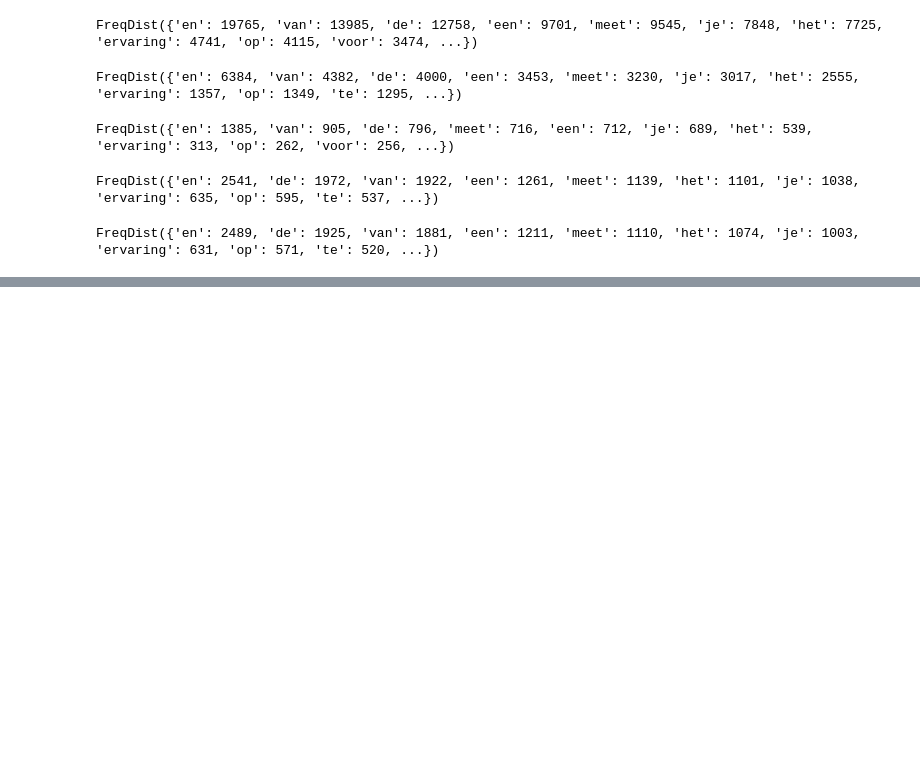
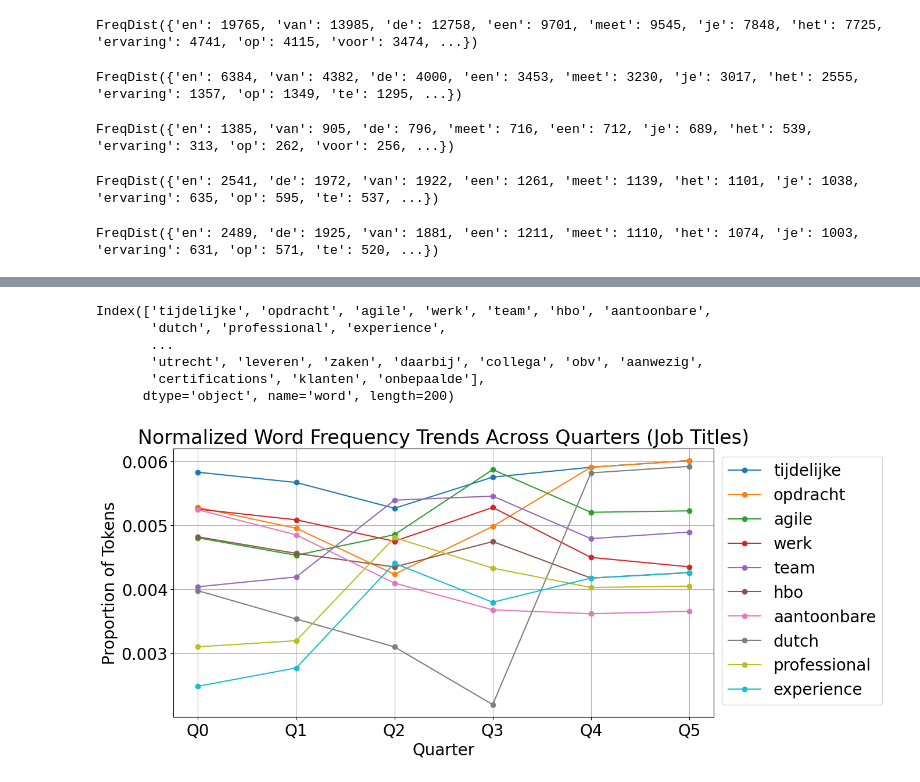
Before and after one commit to EmmaLBF/Hack4Her2025, a Jupyter notebook: labelled.ipynb, the cells around one changed output, grey strips where cells are left out. Saved outputs shown, nothing was run; the diff lists cells and outputs as text; code cells hidden in the pictures; blank space fills up the shorter version.

```diff
--- a/labelled.ipynb
+++ b/labelled.ipynb
@@ -160,0 +163,60 @@ fd5_filtered.plot(30,  title='100 %')
+# %%
+total_0 = fd0_filtered.N()
+total_1 = fd1_filtered.N()
+# display(total_1)
+total_2 = fd2_filtered.N()
+total_3 = fd3_filtered.N()
+# display(total_3)
+total_4 = fd4_filtered.N()
+# display(total_4)
+total_5 = fd5_filtered.N()
+# display(total_5)
+
+# Convert to frequency proportions
+fd0 = {word: count / total_0 for word, count in fd0_filtered.items()}
+fd1 = {word: count / total_1 for word, count in fd1_filtered.items()}
+fd2 = {word: count / total_2 for word, count in fd2_filtered.items()}
+fd3 = {word: count / total_3 for word, count in fd3_filtered.items()}
+fd4 = {word: count / total_4 for word, count in fd4_filtered.items()}
+fd5 = {word: count / total_5 for word, count in fd5_filtered.items()}
+
+# All unique words
+all_words = set(fd0) | set(fd1) | set(fd2) | set(fd3) | set(fd4) | set(fd5)
+
+# Build normalized DataFrame
+freq_df = pd.DataFrame({
+    'word': list(all_words),
+    'Q0': [fd0.get(word, 0) for word in all_words],
+    'Q1': [fd1.get(word, 0) for word in all_words],
+    'Q2': [fd2.get(word, 0) for word in all_words],
+    'Q3': [fd3.get(word, 0) for word in all_words],
+    'Q4': [fd4.get(word, 0) for word in all_words],
+    'Q5': [fd5.get(word, 0) for word in all_words]
+})
+
+freq_df.set_index('word', inplace=True)
+freq_df['total'] = freq_df.sum(axis=1)
+freq_df = freq_df.sort_values(by='total', ascending=False)
+
+top_words = freq_df.head(10).index
+top_200 = freq_df.head(200).index
+# %% [output]
+Index(['tijdelijke', 'opdracht', 'agile', 'werk', 'team', 'hbo', 'aantoonbare',
+       'dutch', 'professional', 'experience',
+       ...
+       'utrecht', 'leveren', 'zaken', 'daarbij', 'collega', 'obv', 'aanwezig',
+       'certifications', 'klanten', 'onbepaalde'],
+      dtype='object', name='word', length=200)
+# %%
+freq_df.loc[top_words, ['Q0','Q1', 'Q2', 'Q3', 'Q4', 'Q5']].T.plot(
+    kind='line', marker='o', figsize=(12, 6)
+)
+plt.title("Normalized Word Frequency Trends Across Quarters (Job Titles)")
+plt.xlabel("Quarter")
+plt.ylabel("Proportion of Tokens")
+plt.grid(True)
+plt.legend(title="Word")
+plt.legend(loc='upper left', bbox_to_anchor=(1, 1))
+plt.show()
+# %% [output]
+[figure, added]
```
Also changed, not shown: parts of 3 cells of this notebook.
